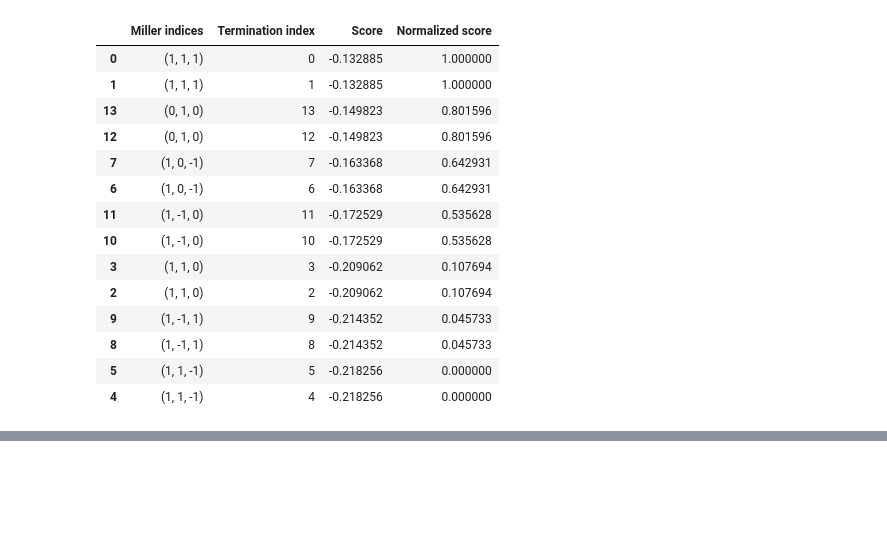
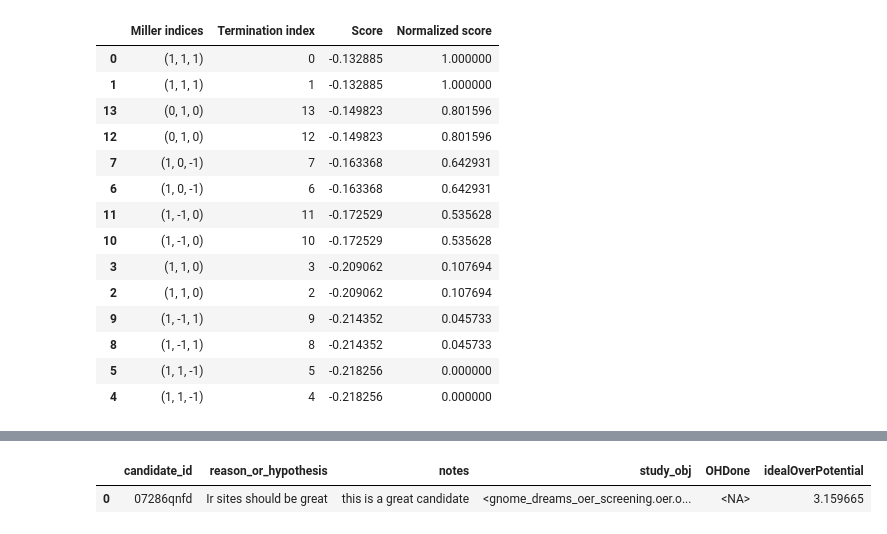
Before and after one commit to Matminator/GNoME_DREAMS_OER_screening, a Jupyter notebook: notebooks/sudo_workflow.ipynb, the cells around one changed output, grey strips where cells are left out. Cells and saved outputs as stored; diff of their text form; code cells hidden in the pictures; blank space fills up the shorter version.

Commit message:
dummy version of updating the idealOverPotential, in candidate frame

```diff
--- a/notebooks/sudo_workflow.ipynb
+++ b/notebooks/sudo_workflow.ipynb
@@ -192,3 +197,8 @@ EXPLOG.relational_frame.processes.df
+# %%
+EXPLOG.relational_frame.candidates.df
+# %% [output]
+|  | candidate_id | reason_or_hypothesis | notes | study_obj | OHDone | idealOverPotential |
+| 0 | 07286qnfd | Ir sites should be great | this is a great candidate | <gnome_dreams_oer_screening.oer.o... | <NA> | 3.159665 |
 # %%
 surface_study.update_adsorption_energies()
 surface_study.get_adsorption_sites_df()
```
Also changed, not shown: parts of 10 cells of this notebook, 1 other file.
